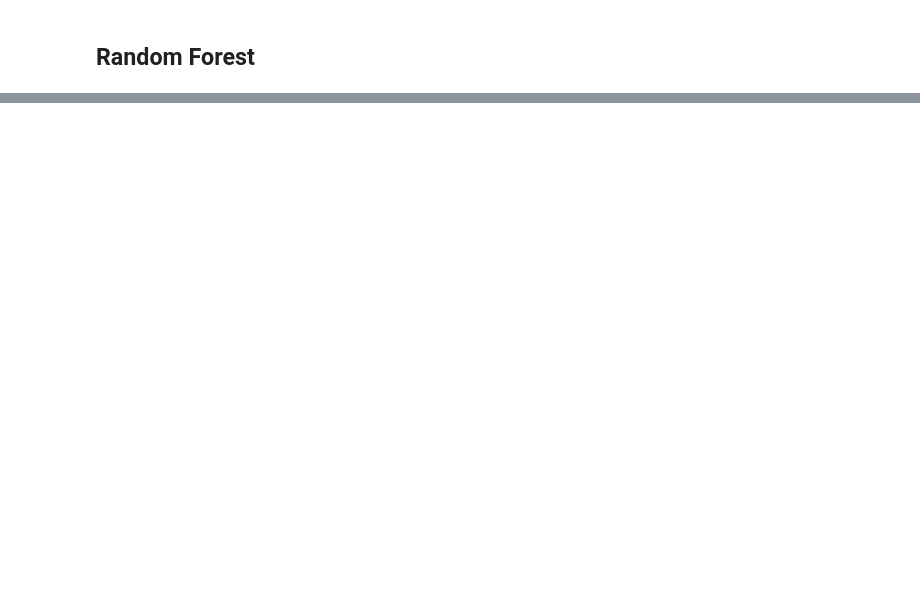
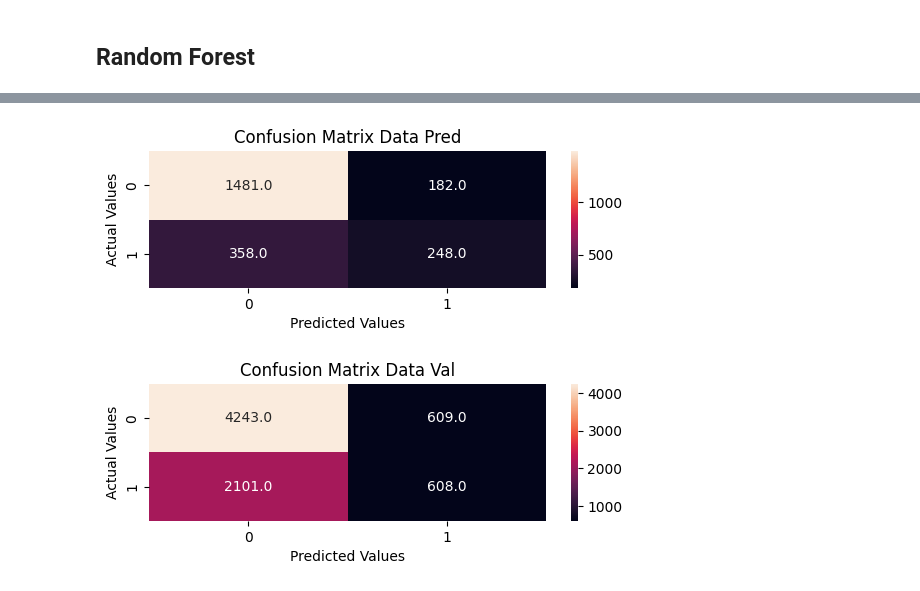
Before and after one commit to enthokz/Prediction-Model-Exercise, a Jupyter notebook: Prediction_Model_Exercise.ipynb, the cells around one changed output, grey strips where cells are left out. Saved outputs shown, nothing was run; the diff lists cells and outputs as text; code cells hidden in the pictures; blank space fills up the shorter version.

```diff
--- a/Prediction_Model_Exercise.ipynb
+++ b/Prediction_Model_Exercise.ipynb
@@ -1133,0 +1235,21 @@ Traceback (most recent call last):
+# %%
+# Check with confusion matrix
+
+confus3= confusion_matrix(y2_test,y2_pred)
+plt.subplot(211)
+sns.heatmap(confus3, annot=True, fmt='.1f')
+plt.xlabel('Predicted Values')
+plt.ylabel('Actual Values')
+plt.title('Confusion Matrix Data Pred')
+
+confus4= confusion_matrix(y2_val,y2_pred_val)
+plt.subplot(212)
+sns.heatmap(confus4, annot=True, fmt='.1f')
+plt.xlabel('Predicted Values')
+plt.ylabel('Actual Values')
+plt.title('Confusion Matrix Data Val')
+
+plt.subplots_adjust(hspace=0.7)
+plt.show()
+# %% [output]
+[figure, added]
```
Also changed, not shown: parts of 38 cells of this notebook.
